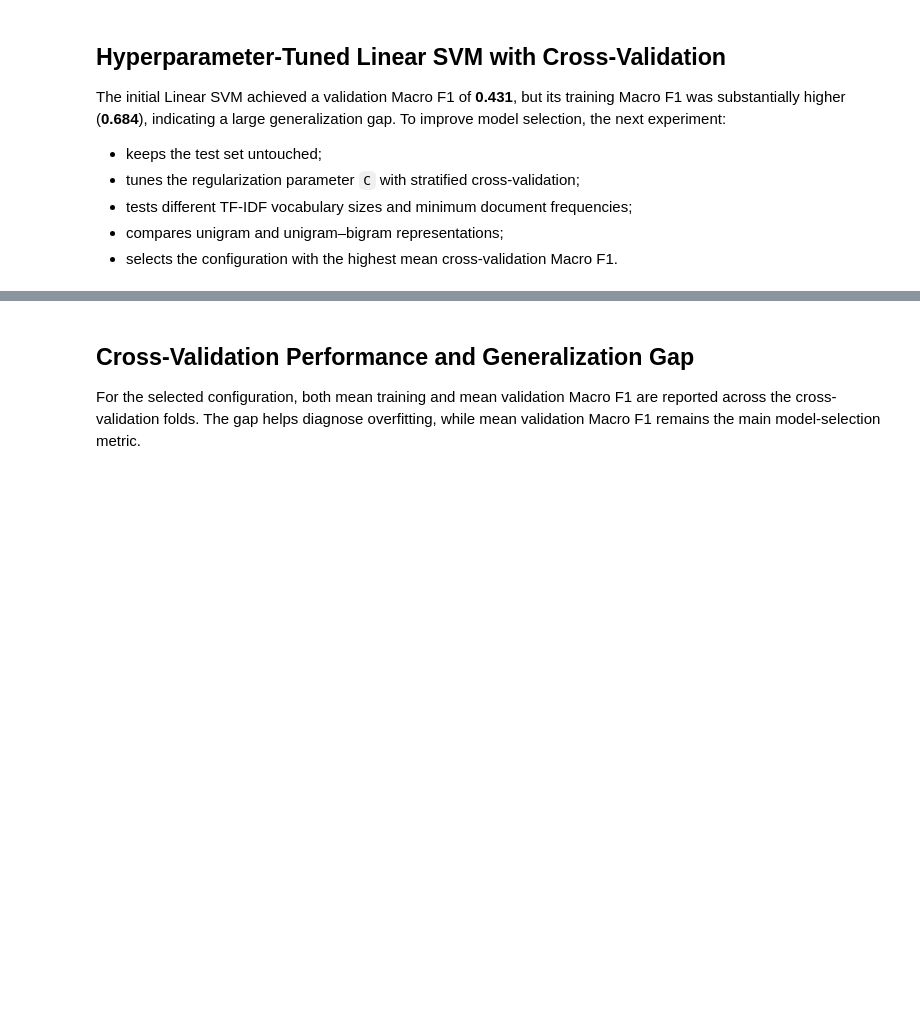
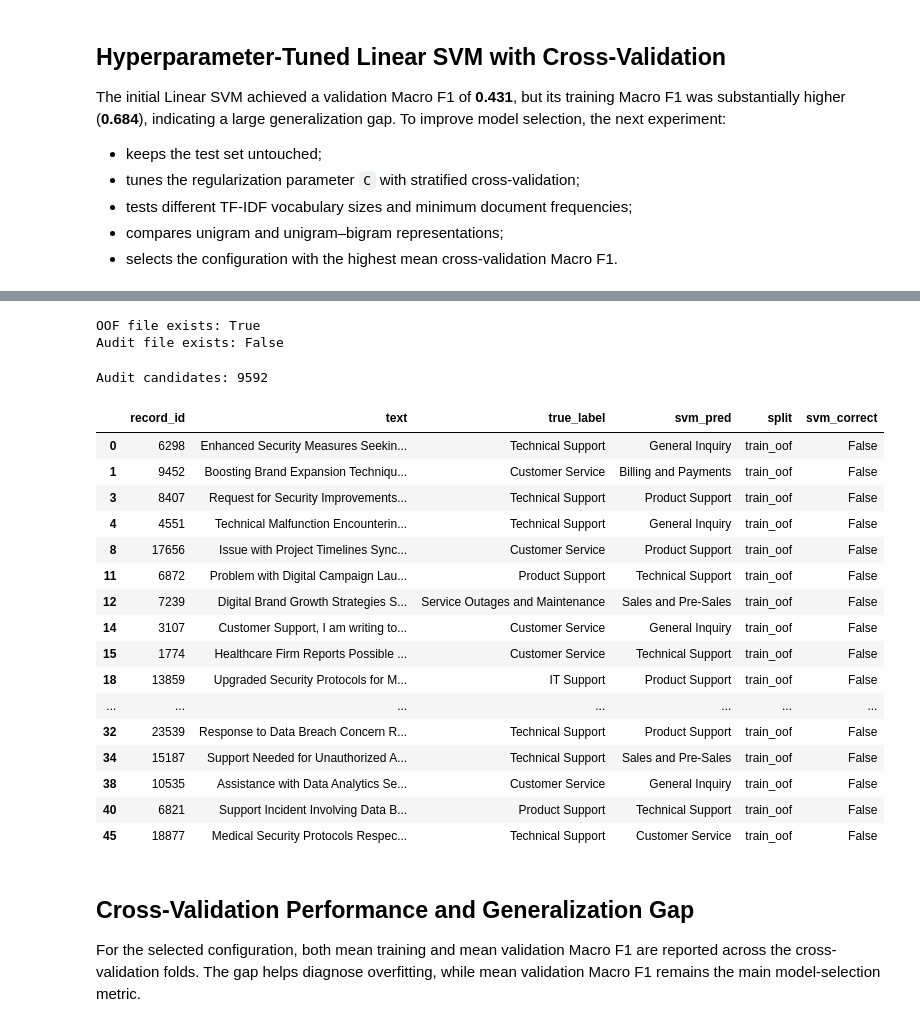
Before and after one commit to OlhaZahrebelna/Intelligent-Support-Ticket-Router-using-NLP, a Jupyter notebook: notebook/02_Preprocessing_and_Baseline.ipynb, the cells around one changed output, grey strips where cells are left out. Saved outputs shown, nothing was run; the diff lists cells and outputs as text; code cells hidden in the pictures; blank space fills up the shorter version.

```diff
--- a/notebook/02_Preprocessing_and_Baseline.ipynb
+++ b/notebook/02_Preprocessing_and_Baseline.ipynb
@@ -102,8 +82,9 @@ np.int64(0)
 `X` contains the ticket text used as model input.
 `y` contains the queue labels that the model needs to predict.
 # %%
-X = df['text']
-y = df['queue']
+X = df["text"]
+y = df["queue"]
+record_id = df.index
 # %% [markdown]
 ## Stratified Train–Validation–Test Split
 
@@ -439,2 +434,31 @@ Fitting 3 folds for each of 24 candidates, totalling 72 fits
 Best parameters: {'classifier__C': 0.2, 'tfidf__max_features': 30000, 'tfidf__min_df': 5, 'tfidf__ngram_range': (1, 2)}
 Best mean CV Macro F1: 0.4806
+# %%
+oof_cv = StratifiedKFold(
+    n_splits=3,
+    shuffle=True,
+    random_state=42
+)
+
+svm_oof_predictions = cross_val_predict(
+    grid_search.best_estimator_,
+    X_train_full,
+    y_train_full,
+    cv=oof_cv,
+    method="predict",
+    n_jobs=1
+)
+# %%
+svm_oof_df = pd.DataFrame({
+    "record_id": pd.Series(id_train_full),
+    "text": X_train_full.reset_index(drop=True),
+    "true_label": y_train_full.reset_index(drop=True),
+    "svm_pred": svm_oof_predictions,
+    "split": "train_oof"
+})
+
+svm_oof_df["svm_correct"] = (
+    svm_oof_df["svm_pred"] == svm_oof_df["true_label"]
+)
+
+svm_oof_df.head()
@@ -440,0 +506,40 @@ Best mean CV Macro F1: 0.4806
+# %%
+print(
+    "OOF file exists:",
+    os.path.exists("svm_oof_predictions.csv")
+)
+
+print(
+    "Audit file exists:",
+    os.path.exists("svm_audit_candidates.csv")
+)
+# %% [output]
+OOF file exists: True
+Audit file exists: False
+# %%
+svm_audit_candidates = svm_oof_df[
+    svm_oof_df["svm_pred"] != svm_oof_df["true_label"]
+].copy()
+# %%
+print("Audit candidates:", len(svm_audit_candidates))
+
+svm_audit_candidates.head(20)
+# %% [output]
+Audit candidates: 9592
+|  | record_id | text | true_label | svm_pred | split | svm_correct |
+| 0 | 6298 | Enhanced Security Measures Seekin... | Technical Support | General Inquiry | train_oof | False |
+| 1 | 9452 | Boosting Brand Expansion Techniqu... | Customer Service | Billing and Payments | train_oof | False |
+| 3 | 8407 | Request for Security Improvements... | Technical Support | Product Support | train_oof | False |
+| 4 | 4551 | Technical Malfunction Encounterin... | Technical Support | General Inquiry | train_oof | False |
+| 8 | 17656 | Issue with Project Timelines Sync... | Customer Service | Product Support | train_oof | False |
+| 11 | 6872 | Problem with Digital Campaign Lau... | Product Support | Technical Support | train_oof | False |
+| 12 | 7239 | Digital Brand Growth Strategies S... | Service Outages and Maintenance | Sales and Pre-Sales | train_oof | False |
+| 14 | 3107 | Customer Support, I am writing to... | Customer Service | General Inquiry | train_oof | False |
+| 15 | 1774 | Healthcare Firm Reports Possible ... | Customer Service | Technical Support | train_oof | False |
+| 18 | 13859 | Upgraded Security Protocols for M... | IT Support | Product Support | train_oof | False |
+| ... | ... | ... | ... | ... | ... | ... |
+| 32 | 23539 | Response to Data Breach Concern R... | Technical Support | Product Support | train_oof | False |
+| 34 | 15187 | Support Needed for Unauthorized A... | Technical Support | Sales and Pre-Sales | train_oof | False |
+| 38 | 10535 | Assistance with Data Analytics Se... | Customer Service | General Inquiry | train_oof | False |
+| 40 | 6821 | Support Incident Involving Data B... | Product Support | Technical Support | train_oof | False |
+| 45 | 18877 | Medical Security Protocols Respec... | Technical Support | Customer Service | train_oof | False |
```
Also changed, not shown: parts of 18 cells of this notebook.
